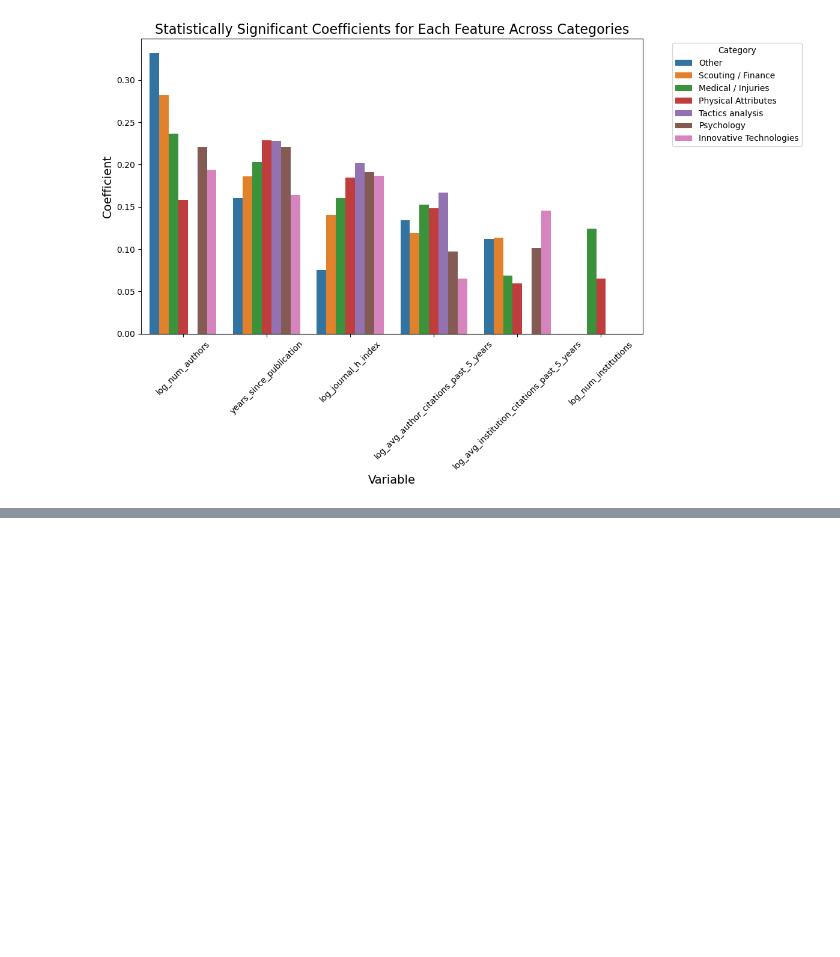
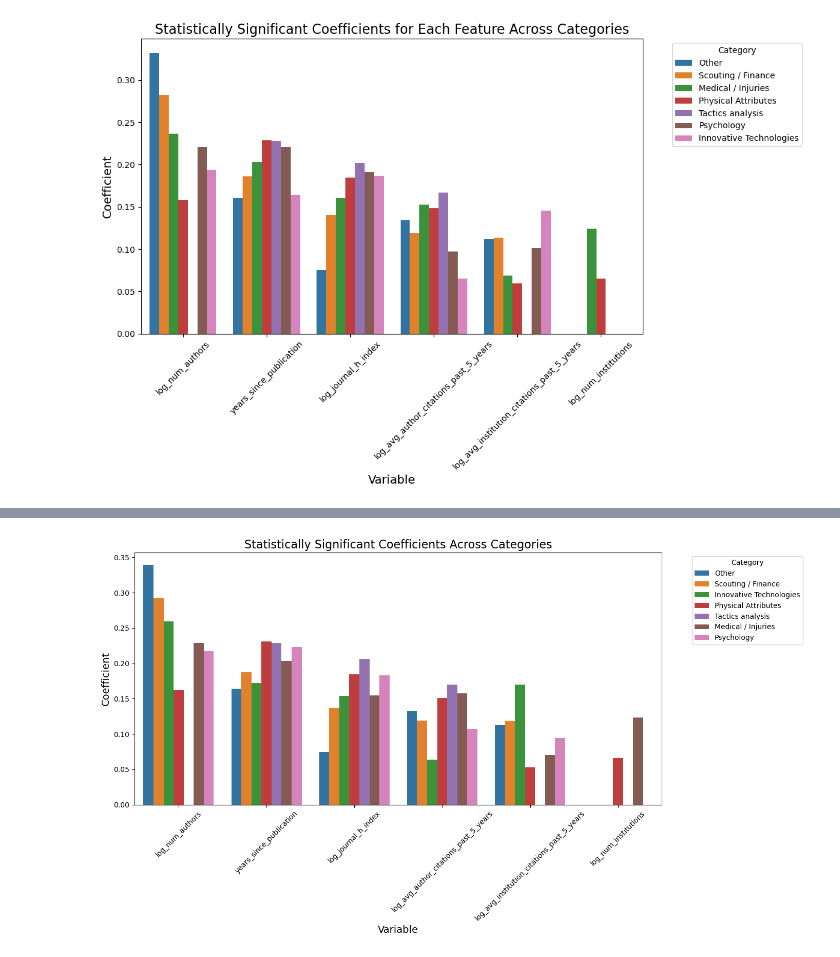
Before and after one commit to franekl/soccer-research-evolution, a Jupyter notebook: code/regression/linear regression.ipynb, the cells around one changed output, grey strips where cells are left out. Cells and saved outputs as stored; diff of their text form; code cells hidden in the pictures; blank space fills up the shorter version.

Commit message:
updated linear regression code for appendix slides of presentation

```diff
--- a/code/regression/linear regression.ipynb
+++ b/code/regression/linear regression.ipynb
@@ -427,0 +663,66 @@ else:
+# %%
+import seaborn as sns
+import matplotlib.pyplot as plt
+import pandas as pd
+
+# Initialize a list to store visualization data
+visualization_data = []
+
+# Extract coefficients and significance from regression results
+for category, results in category_results.items():
+    for variable in [
+        "log_avg_author_citations_past_5_years",
+        "years_since_publication",
+        "log_journal_h_index",
+        "log_num_authors",
+        "log_num_institutions",
+        "log_avg_institution_citations_past_5_years"
+    ]:
+        coef = results.params.get(variable, 0)  # Get the coefficient
+        p_value = results.pvalues.get(variable, 1)  # Get the p-value
+        is_significant = p_value < 0.05  # Check significance
+
+        # Only include statistically significant coefficients
+        if is_significant:
+            visualization_data.append({
+                "Category": category,
+                "Variable": variable,
+                "Coefficient": coef,
+                "p-value": p_value
+            })
+
+# Convert the list of visualization data to a DataFrame
+coef_melted_with_significance = pd.DataFrame(visualization_data)
+
+# Check if there are any significant coefficients to plot
+if not coef_melted_with_significance.empty:
+    # Sort by coefficients for cleaner visualization
+    coef_melted_with_significance.sort_values(by="Coefficient", ascending=False, inplace=True)
+
+    # Create a bar plot for significant coefficients
+    plt.figure(figsize=(14, 8))  # Adjust figure size for readability
+    sns.barplot(
+        data=coef_melted_with_significance,
+        x="Variable",
+        y="Coefficient",
+        hue="Category",
+        dodge=True,
+        palette="tab10"  # Use a visually distinct color palette
+    )
+
+    # Add plot title and labels
+    plt.title("Statistically Significant Coefficients Across Categories", fontsize=16)
+
+    plt.xlabel("Variable", fontsize=14)
+    plt.ylabel("Coefficient", fontsize=14)
+    plt.xticks(rotation=45)
+    plt.legend(title="Category", bbox_to_anchor=(1.05, 1), loc='upper left', fontsize=10)
+
+    # Adjust layout and display the plot
+    plt.tight_layout()
+    plt.show()
+
+else:
+    print("No significant coefficients to plot.")
+# %% [output]
+[figure, added]
```
Also changed, not shown: parts of 16 cells of this notebook, 2 other files.
